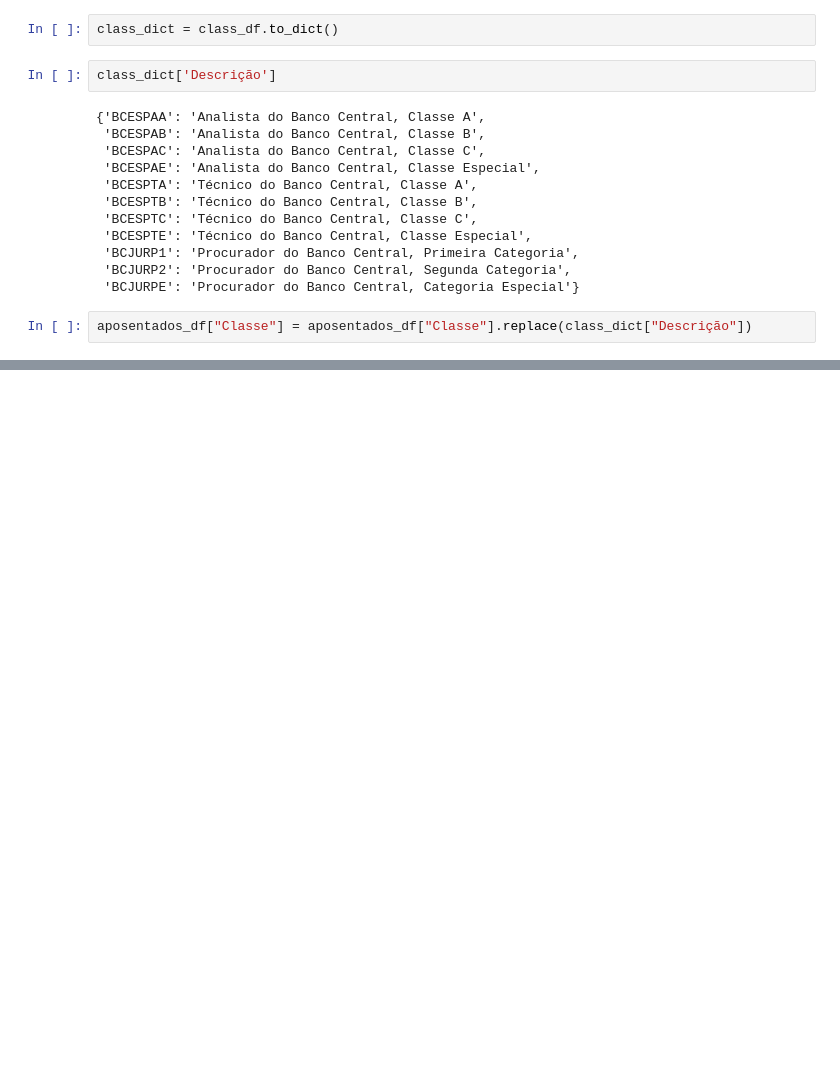
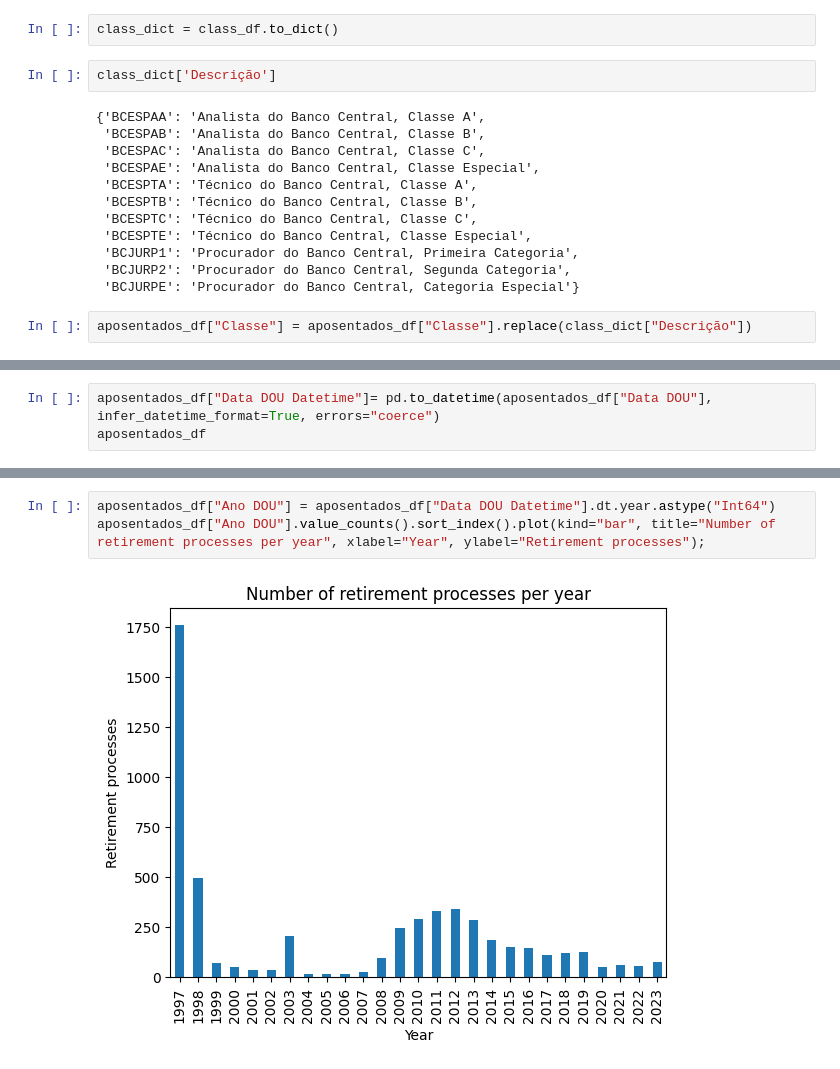
Before and after one commit to erika-chang/retirement-dashboard-brazil, a Jupyter notebook: notebooks/01_eda.ipynb, the cells around one changed output, grey strips where cells are left out. Saved outputs shown, nothing was run; the diff lists cells and outputs as text; blank space fills up the shorter version.

```diff
--- a/notebooks/01_eda.ipynb
+++ b/notebooks/01_eda.ipynb
@@ -301,0 +324,3 @@ The high concentration of retirees in top classes could pose a succession planni
+# %%
+aposentados_df["Data DOU Datetime"]= pd.to_datetime(aposentados_df["Data DOU"], infer_datetime_format=True, errors="coerce")
+aposentados_df
@@ -301,0 +361,5 @@ The high concentration of retirees in top classes could pose a succession planni
+# %%
+aposentados_df["Ano DOU"] = aposentados_df["Data DOU Datetime"].dt.year.astype("Int64")
+aposentados_df["Ano DOU"].value_counts().sort_index().plot(kind="bar", title="Number of retirement processes per year", xlabel="Year", ylabel="Retirement processes");
+# %% [output]
+[figure, added]
```
Also changed, not shown: parts of 23 cells of this notebook, 1 other file.
